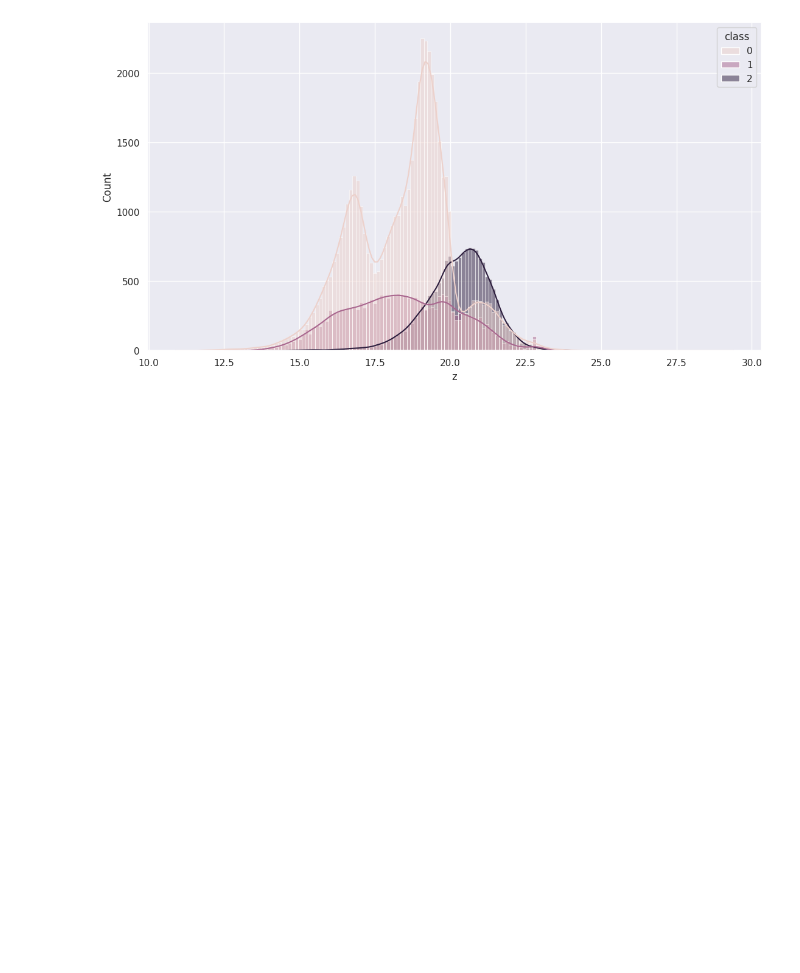
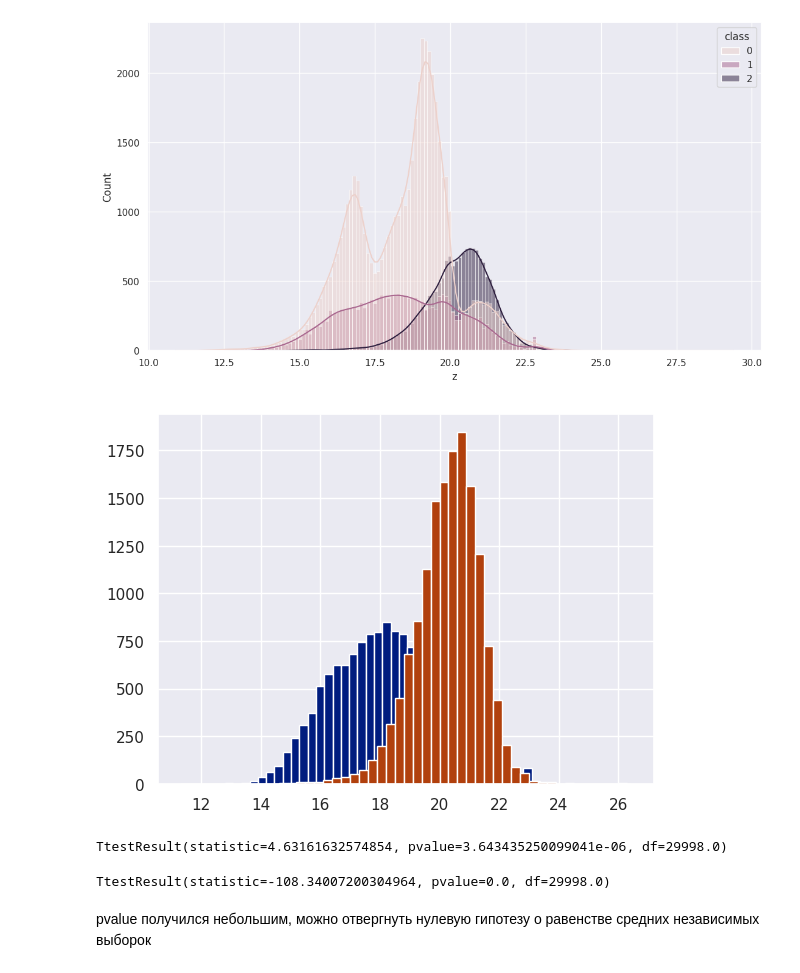
Before and after one commit to qNikitaMolodec/Star-classification, a Jupyter notebook: star_classification.ipynb, the cells around one changed output. Cells and saved outputs as stored; diff of their text form; code cells hidden in the pictures; blank space fills up the shorter version.

```diff
--- a/star_classification.ipynb
+++ b/star_classification.ipynb
@@ -400,3 +402,17 @@ sns.histplot(data=data, x='z', kde=True, hue="class")
 plt.show()
 # %% [output]
 [figure]
+# %%
+data1=data[data['class']==0]
+data2=data[data['class']==1]
+data3=data[data['class']==2]
+# %%
+a=data1['z'][:15000]
+b=data2['z'][:15000]
+c=data3['z'][:15000]
+# %%
+plt.hist(a,bins=50)
+plt.hist(b,bins=50)
+plt.show()
+# %% [output]
+[figure, added]
@@ -402,0 +421,10 @@ plt.show()
+# %%
+stats.ttest_ind(a,b)
+# %% [output]
+TtestResult(statistic=4.63161632574854, pvalue=3.643435250099041e-06, df=29998.0)
+# %%
+stats.ttest_ind(b,c)
+# %% [output]
+TtestResult(statistic=-108.34007200304964, pvalue=0.0, df=29998.0)
+# %% [markdown]
+pvalue получился небольшим, можно отвергнуть нулевую гипотезу о равенстве средних независимых выборок
```
Also changed, not shown: parts of 2 cells of this notebook.
